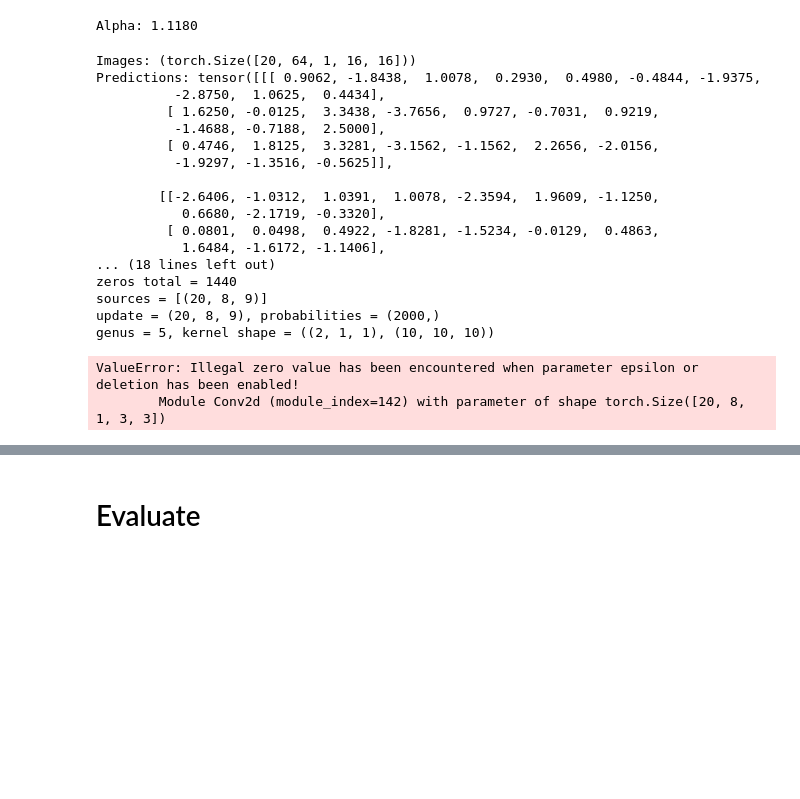
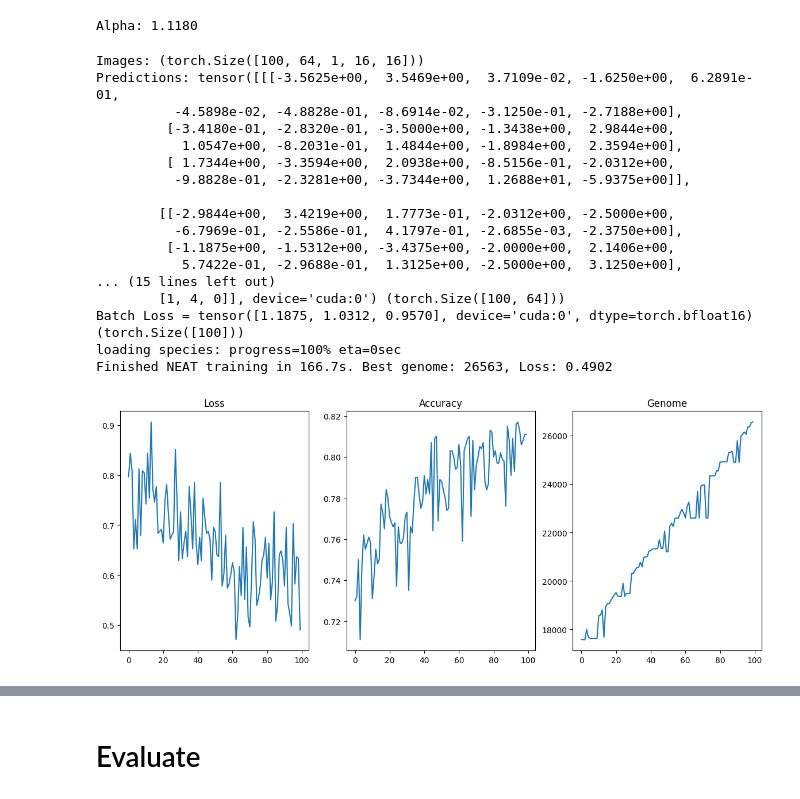
Before and after one commit to KshRaven/Modified-NEAT, a Jupyter notebook: examples/mnist/main.ipynb, the cells around one changed output, grey strips where cells are left out. Saved outputs shown, nothing was run; the diff lists cells and outputs as text; code cells hidden in the pictures; blank space fills up the shorter version.

```diff
--- a/examples/mnist/main.ipynb
+++ b/examples/mnist/main.ipynb
@@ -361,7 +371,7 @@ def model_params(model: meat.NeatModule):
 # %%
 INPUT_DIMS = 1
 OUTPUT_DIMS = 10
-DIM_SIZE = 8
+DIM_SIZE = 32
 # DEPTH = 3
 LAYERS = 3
 BIAS = False
@@ -858,25 +874,24 @@ def evaluate(population: meat.Population, **options):
 TRAINER = Trainer(evaluate, MODEL, POPULATION, SCHEDULERS, DEVICE, DTYPE, alpha=ALPHA, batch_size=BATCH_SIZE)
 # %%
 with torch.no_grad():
-    neat_losses = TRAINER.run(50,)
+    neat_losses = TRAINER.run(100,)
 # %% [output]
-Images: (torch.Size([20, 64, 1, 16, 16]))
-Predictions: tensor([[[ 0.9062, -1.8438,  1.0078,  0.2930,  0.4980, -0.4844, -1.9375,
-          -2.8750,  1.0625,  0.4434],
-         [ 1.6250, -0.0125,  3.3438, -3.7656,  0.9727, -0.7031,  0.9219,
-          -1.4688, -0.7188,  2.5000],
-         [ 0.4746,  1.8125,  3.3281, -3.1562, -1.1562,  2.2656, -2.0156,
-          -1.9297, -1.3516, -0.5625]],
+Images: (torch.Size([100, 64, 1, 16, 16]))
+Predictions: tensor([[[-3.5625e+00,  3.5469e+00,  3.7109e-02, -1.6250e+00,  6.2891e-01,
+          -4.5898e-02, -4.8828e-01, -8.6914e-02, -3.1250e-01, -2.7188e+00],
+         [-3.4180e-01, -2.8320e-01, -3.5000e+00, -1.3438e+00,  2.9844e+00,
+           1.0547e+00, -8.2031e-01,  1.4844e+00, -1.8984e+00,  2.3594e+00],
+         [ 1.7344e+00, -3.3594e+00,  2.0938e+00, -8.5156e-01, -2.0312e+00,
+          -9.8828e-01, -2.3281e+00, -3.7344e+00,  1.2688e+01, -5.9375e+00]],
 
-        [[-2.6406, -1.0312,  1.0391,  1.0078, -2.3594,  1.9609, -1.1250,
-           0.6680, -2.1719, -0.3320],
-         [ 0.0801,  0.0498,  0.4922, -1.8281, -1.5234, -0.0129,  0.4863,
-           1.6484, -1.6172, -1.1406],
-... (18 lines left out)
-zeros total = 1440
-sources = [(20, 8, 9)]
-update = (20, 8, 9), probabilities = (2000,)
-genus = 5, kernel shape = ((2, 1, 1), (10, 10, 10))
+        [[-2.9844e+00,  3.4219e+00,  1.7773e-01, -2.0312e+00, -2.5000e+00,
+          -6.7969e-01, -2.5586e-01,  4.1797e-01, -2.6855e-03, -2.3750e+00],
+         [-1.1875e+00, -1.5312e+00, -3.4375e+00, -2.0000e+00,  2.1406e+00,
+           5.7422e-01, -2.9688e-01,  1.3125e+00, -2.5000e+00,  3.1250e+00],
+... (15 lines left out)
+        [1, 4, 0]], device='cuda:0') (torch.Size([100, 64]))
+Batch Loss = tensor([1.1875, 1.0312, 0.9570], device='cuda:0', dtype=torch.bfloat16) (torch.Size([100]))
+loading species: progress=100% eta=0sec
+Finished NEAT training in 166.7s. Best genome: 26563, Loss: 0.4902
-ValueError: Illegal zero value has been encountered when parameter epsilon or deletion has been enabled!
-        Module Conv2d (module_index=142) with parameter of shape torch.Size([20, 8, 1, 3, 3])
+[figure, added]
 # %%
```
Also changed, not shown: parts of 33 cells of this notebook, 7 other files.
